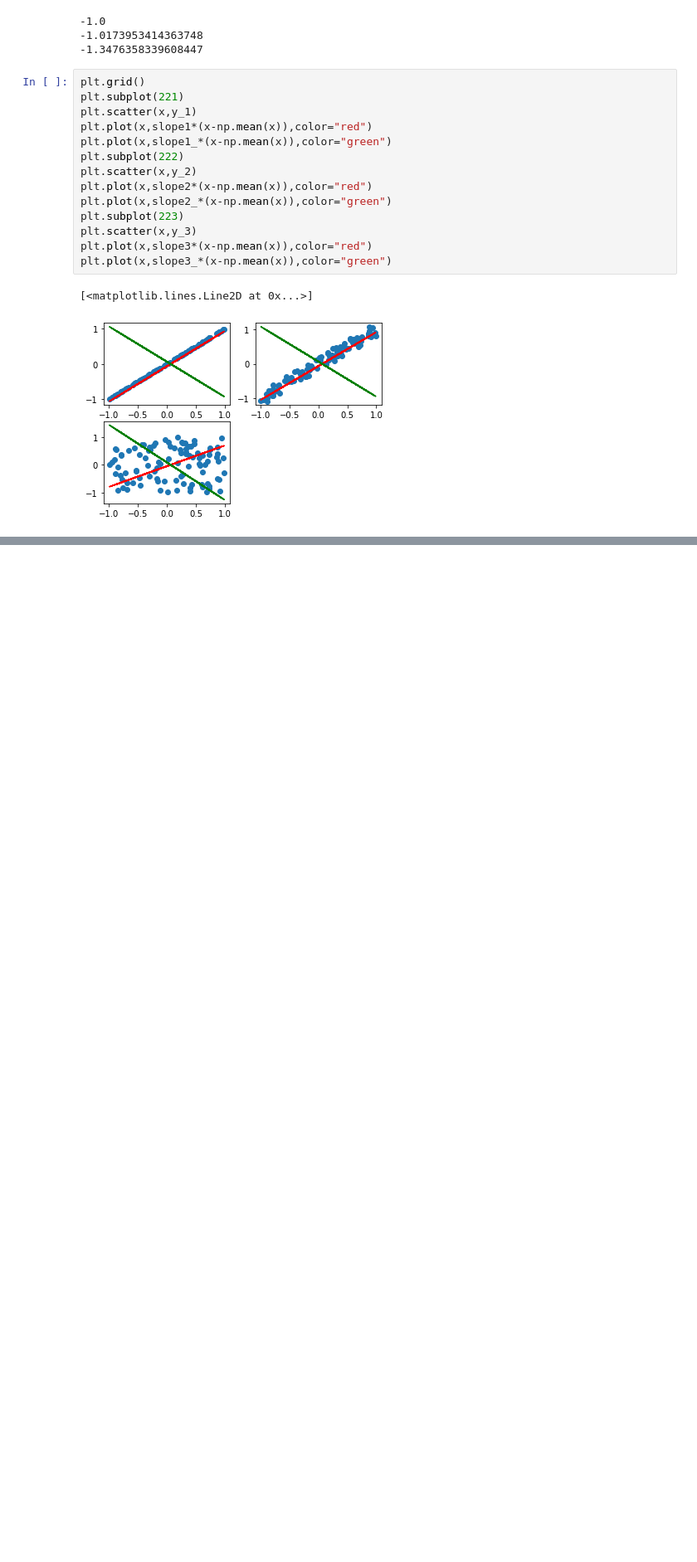
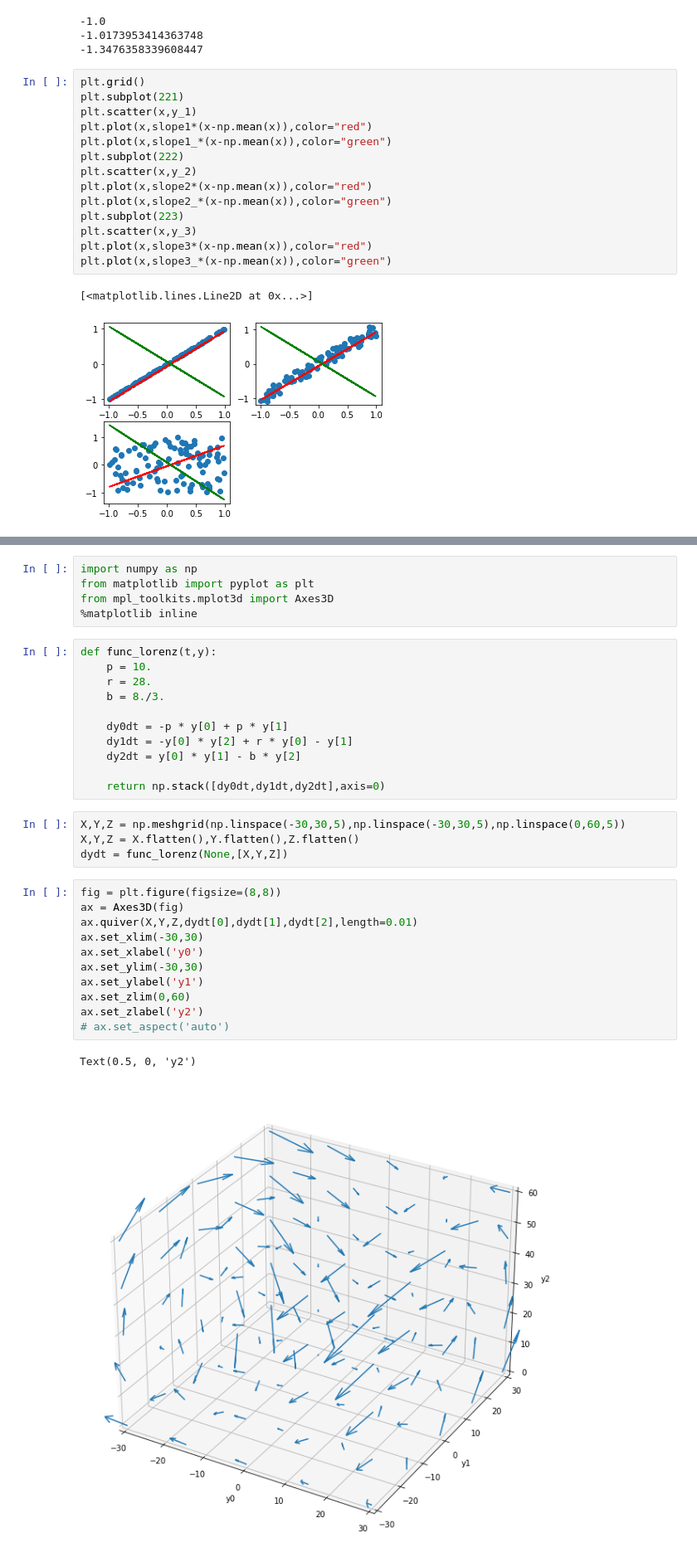
Before and after one commit to kzt206/JupyterlabTest, a Jupyter notebook: Numpy&Scipy.ipynb, the cells around one changed output, grey strips where cells are left out. Shown at 83% size. Cells and saved outputs as stored; diff of their text form; blank space fills up the shorter version.

```diff
--- a/Numpy&Scipy.ipynb
+++ b/Numpy&Scipy.ipynb
@@ -211,0 +214,34 @@ plt.plot(x,slope3_*(x-np.mean(x)),color="green")
+# %%
+import numpy as np
+from matplotlib import pyplot as plt
+from mpl_toolkits.mplot3d import Axes3D
+%matplotlib inline
+# %%
+def func_lorenz(t,y):
+    p = 10.
+    r = 28.
+    b = 8./3.
+
+    dy0dt = -p * y[0] + p * y[1]
+    dy1dt = -y[0] * y[2] + r * y[0] - y[1]
+    dy2dt = y[0] * y[1] - b * y[2]
+
+    return np.stack([dy0dt,dy1dt,dy2dt],axis=0)
+# %%
+X,Y,Z = np.meshgrid(np.linspace(-30,30,5),np.linspace(-30,30,5),np.linspace(0,60,5))
+X,Y,Z = X.flatten(),Y.flatten(),Z.flatten()
+dydt = func_lorenz(None,[X,Y,Z])
+# %%
+fig = plt.figure(figsize=(8,8))
+ax = Axes3D(fig)
+ax.quiver(X,Y,Z,dydt[0],dydt[1],dydt[2],length=0.01)
+ax.set_xlim(-30,30)
+ax.set_xlabel('y0')
+ax.set_ylim(-30,30)
+ax.set_ylabel('y1')
+ax.set_zlim(0,60)
+ax.set_zlabel('y2')
+# ax.set_aspect('auto')
+# %% [output]
+Text(0.5, 0, 'y2')
+[figure, added]
```
Also changed, not shown: parts of 1 cell of this notebook.
